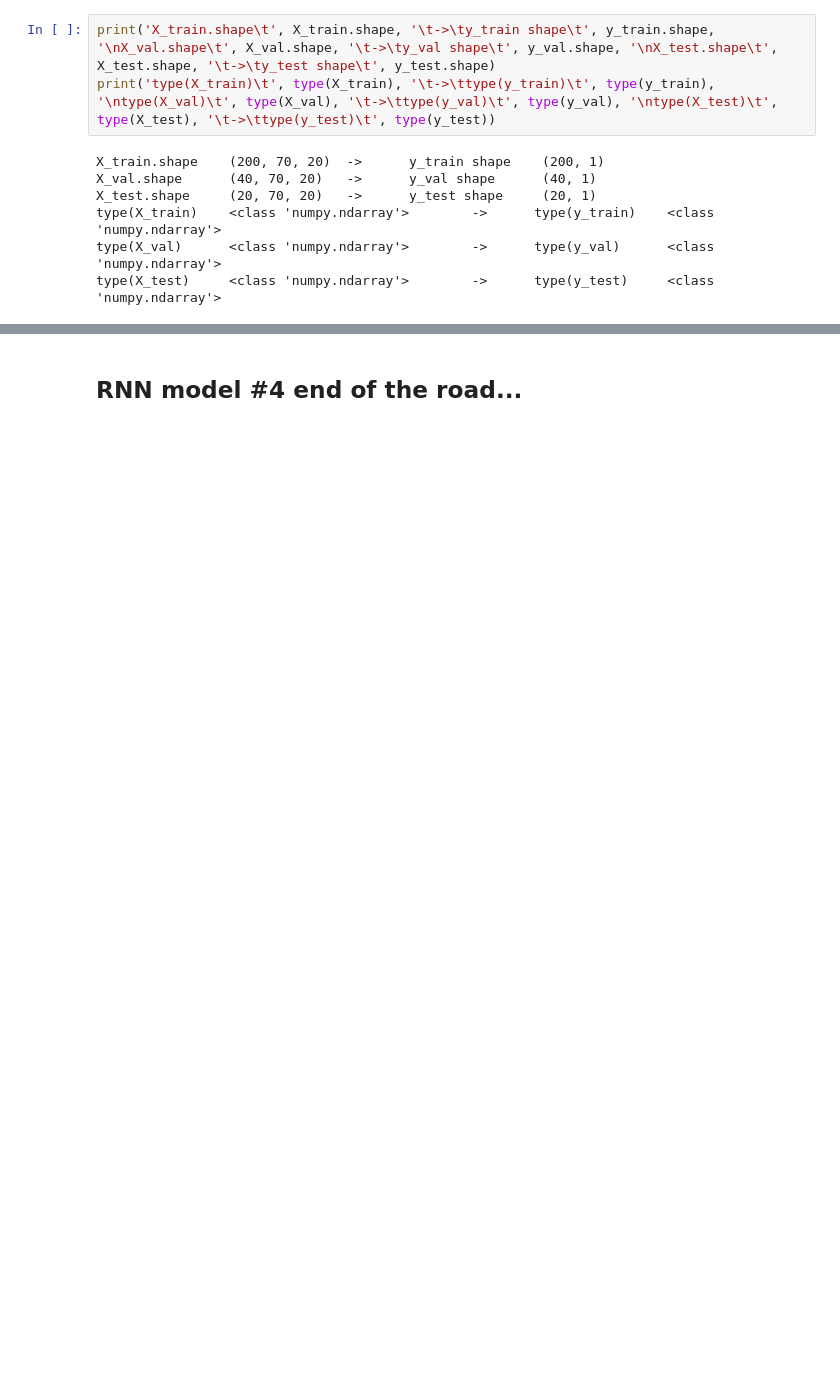
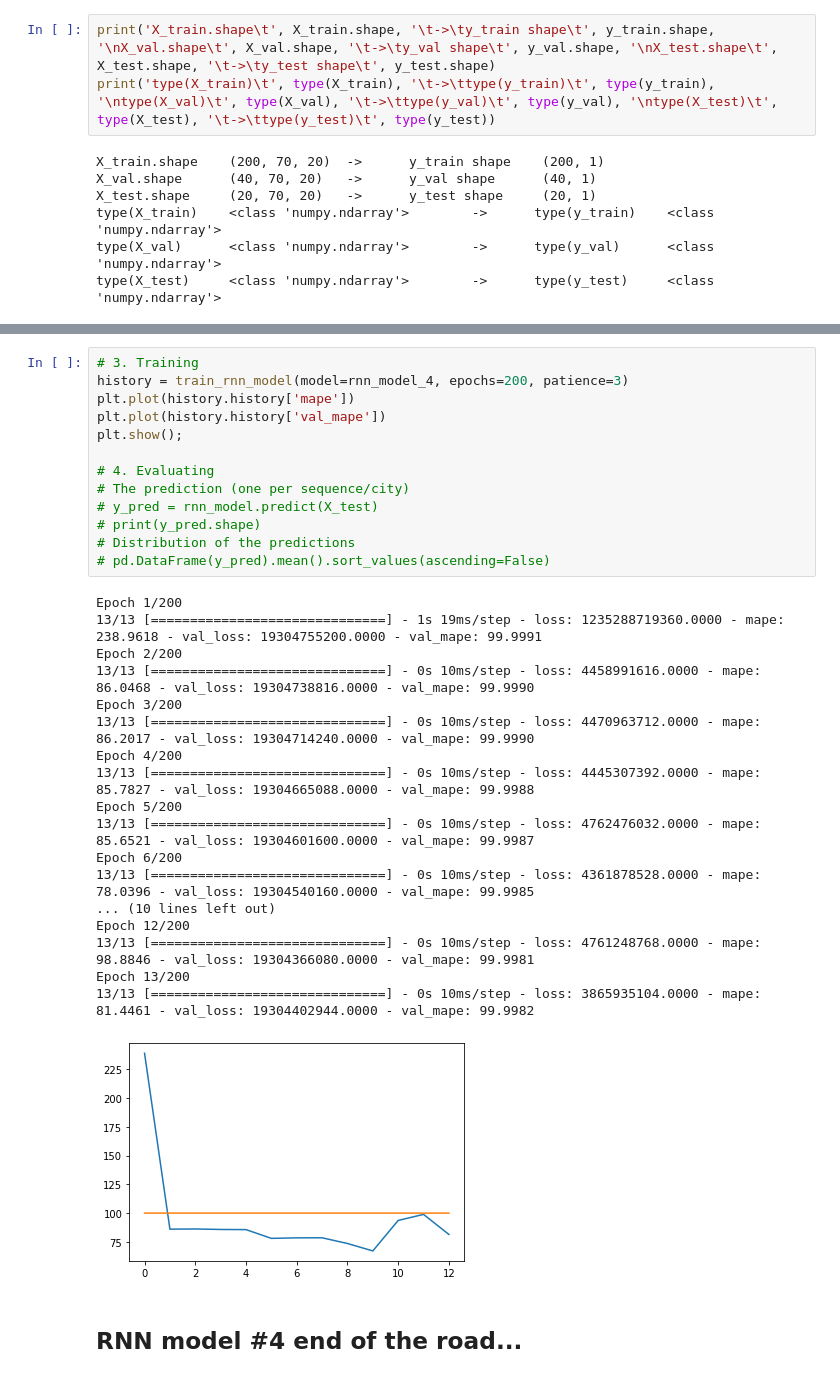
Before and after one commit to tekadata/covid_time_series_prediction, a Jupyter notebook: notebooks/RNN_TeKa.ipynb, the cells around one changed output, grey strips where cells are left out. Cells and saved outputs as stored; diff of their text form; blank space fills up the shorter version.

```diff
--- a/notebooks/RNN_TeKa.ipynb
+++ b/notebooks/RNN_TeKa.ipynb
@@ -430,3 +448,35 @@ Epoch 16/200
+# %%
+# 3. Training
+history = train_rnn_model(model=rnn_model_4, epochs=200, patience=3)
+plt.plot(history.history['mape'])
+plt.plot(history.history['val_mape'])
+plt.show();
+
+# 4. Evaluating
+# The prediction (one per sequence/city)
+# y_pred = rnn_model.predict(X_test)
+# print(y_pred.shape)
+# Distribution of the predictions
+# pd.DataFrame(y_pred).mean().sort_values(ascending=False)
+# %% [output]
+Epoch 1/200
+13/13 [==============================] - 1s 19ms/step - loss: 1235288719360.0000 - mape: 238.9618 - val_loss: 19304755200.0000 - val_mape: 99.9991
+Epoch 2/200
+13/13 [==============================] - 0s 10ms/step - loss: 4458991616.0000 - mape: 86.0468 - val_loss: 19304738816.0000 - val_mape: 99.9990
+Epoch 3/200
+13/13 [==============================] - 0s 10ms/step - loss: 4470963712.0000 - mape: 86.2017 - val_loss: 19304714240.0000 - val_mape: 99.9990
+Epoch 4/200
+13/13 [==============================] - 0s 10ms/step - loss: 4445307392.0000 - mape: 85.7827 - val_loss: 19304665088.0000 - val_mape: 99.9988
+Epoch 5/200
+13/13 [==============================] - 0s 10ms/step - loss: 4762476032.0000 - mape: 85.6521 - val_loss: 19304601600.0000 - val_mape: 99.9987
+Epoch 6/200
+13/13 [==============================] - 0s 10ms/step - loss: 4361878528.0000 - mape: 78.0396 - val_loss: 19304540160.0000 - val_mape: 99.9985
+... (10 lines left out)
+Epoch 12/200
+13/13 [==============================] - 0s 10ms/step - loss: 4761248768.0000 - mape: 98.8846 - val_loss: 19304366080.0000 - val_mape: 99.9981
+Epoch 13/200
+13/13 [==============================] - 0s 10ms/step - loss: 3865935104.0000 - mape: 81.4461 - val_loss: 19304402944.0000 - val_mape: 99.9982
+[figure, added]
 # %% [markdown]
 ## RNN model #4 end of the road...
 # %%
```
Also changed, not shown: parts of 10 cells of this notebook, 7 other files.
